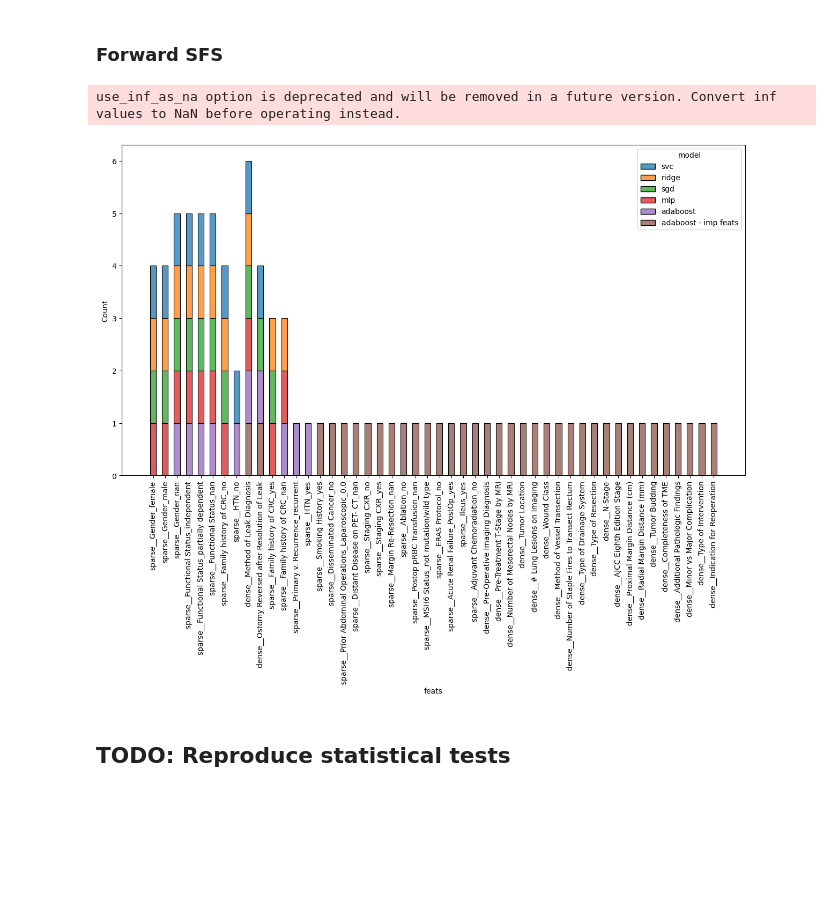
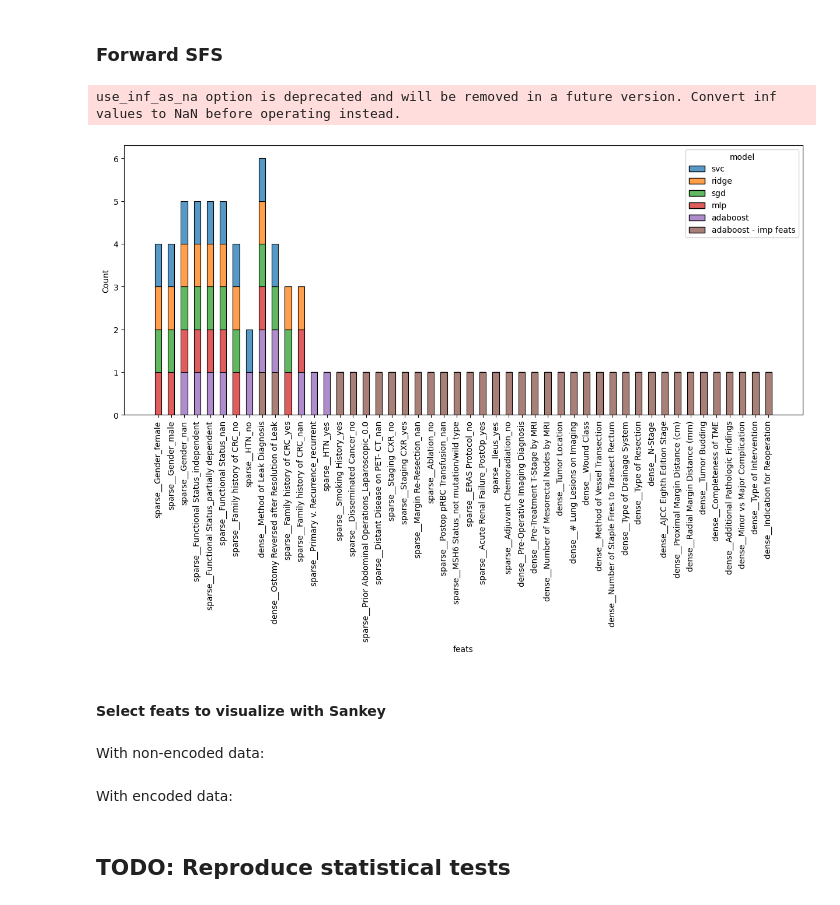
Before and after one commit to HAI-lab-UVA/RCC-Project, a Jupyter notebook: EDA/eda.ipynb, the cells around one changed output. Saved outputs shown, nothing was run; the diff lists cells and outputs as text; code cells hidden in the pictures; blank space fills up the shorter version.

```diff
--- a/EDA/eda.ipynb
+++ b/EDA/eda.ipynb
@@ -449,19 +440,25 @@ forward_results = {key: bool_mask(value) for key, value in forward_results.items
 # %%
 all_feats = {'feats': [], 'model': []}
 for key, value in forward_results.items():
   all_feats['feats'].extend(value)
   all_feats['model'].extend(np.full_like(value, key).tolist())
 
 all_feats['feats'].extend(boost_feats)
 all_feats['model'].extend(np.full_like(boost_feats, 'adaboost - imp feats').tolist())
 
-plt.figure(figsize=(15,8))
+plt.figure(figsize=(15,6))
 sns.histplot(data=all_feats, x='feats', stat="count", multiple="stack", element="bars", hue='model', legend=True, shrink=0.5)
 plt.xticks(rotation="vertical")
 plt.show()
 # %% [output]
 use_inf_as_na option is deprecated and will be removed in a future version. Convert inf values to NaN before operating instead.
-[figure, old version]
+[figure, new version]
+# %% [markdown]
+#### Select feats to visualize with Sankey
+# %% [markdown]
+With non-encoded data:
+# %% [markdown]
+With encoded data:
 # %% [markdown]
 ## TODO: Reproduce statistical tests
 # %%
```
Also changed, not shown: parts of 4 cells of this notebook.
